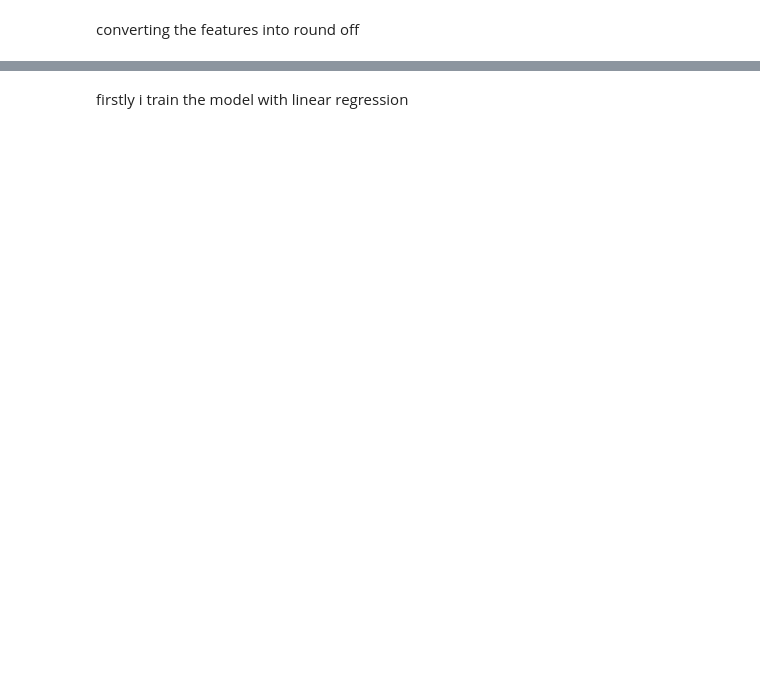
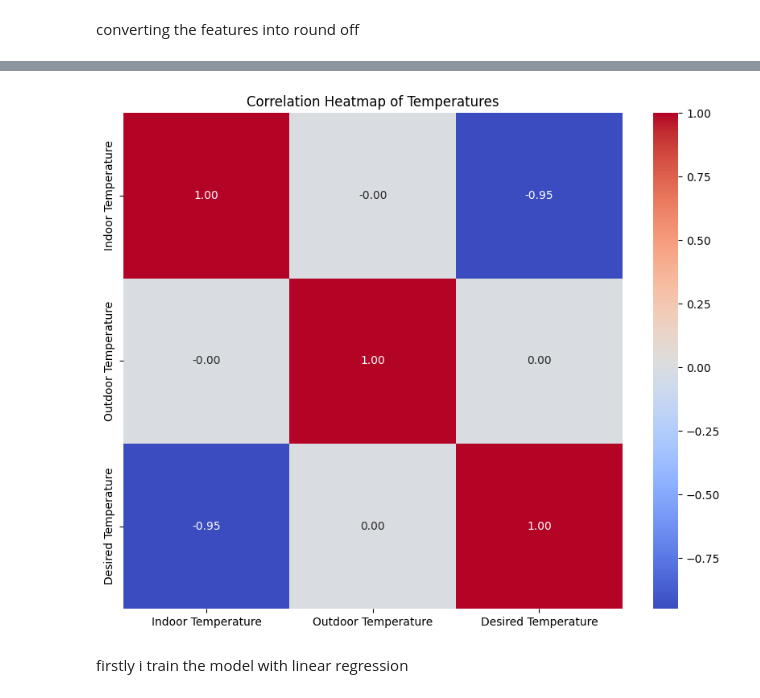
Before and after one commit to Priyanshhujain/ECO_TEMP-Intelligent-HVAC-Optimization, a Jupyter notebook: Eco_Temp_Intelligent_HVAC_Optimization.ipynb, the cells around one changed output, grey strips where cells are left out. Drawn from its saved outputs; the diff is of its cells as text; code cells hidden in the pictures; blank space fills up the shorter version.

```diff
--- a/Eco_Temp_Intelligent_HVAC_Optimization.ipynb
+++ b/Eco_Temp_Intelligent_HVAC_Optimization.ipynb
@@ -129,2 +72,16 @@ memory usage: 781.4+ KB
+# %%
+
+import matplotlib.pyplot as plt
+import seaborn as sns
+
+# Assuming 'df' is your DataFrame with 'Indoor Temperature (°C)' and 'Outdoor Temperature (°C)' columns
+# If not, replace 'df' with your DataFrame variable name
+
+plt.figure(figsize=(10, 8))
+sns.heatmap(data.corr(), annot=True, cmap='coolwarm', fmt=".2f")
+plt.title('Correlation Heatmap of Temperatures')
+plt.show()
+# %% [output]
+[figure, added]
 # %% [markdown]
 firstly i train the model with linear regression
```
Also changed, not shown: parts of 34 cells of this notebook, 9 other files.
